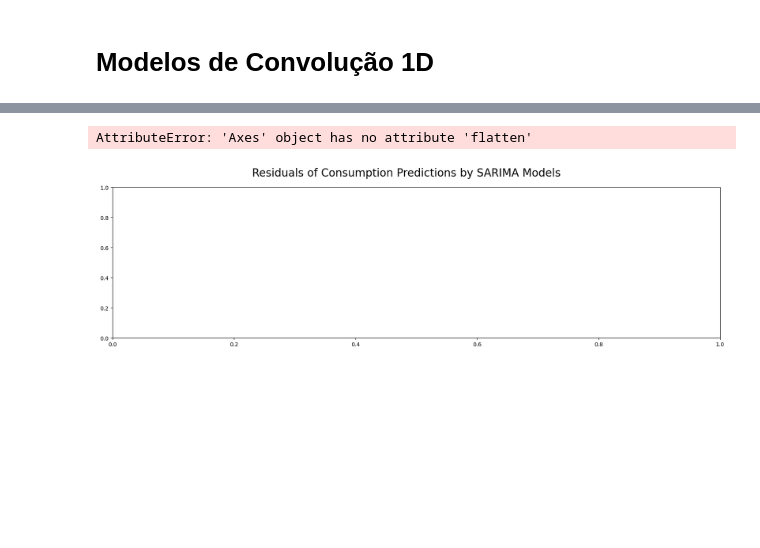
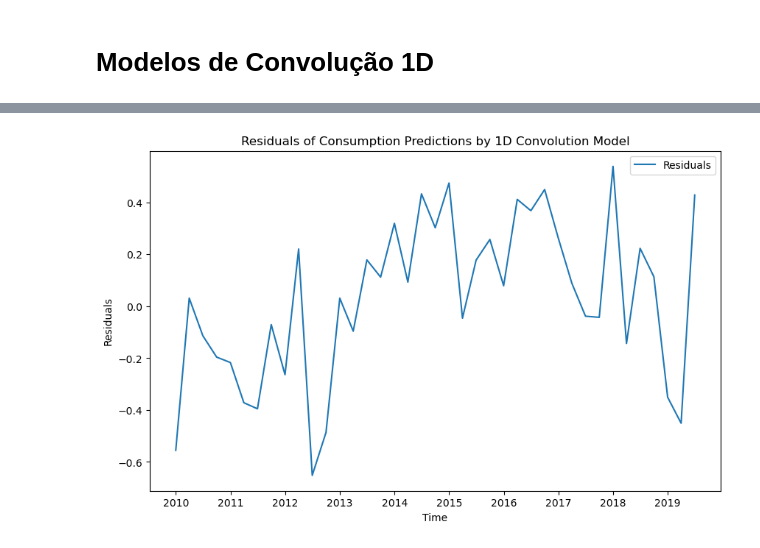
Before and after one commit to GabrielJP314/time-series, a Jupyter notebook: conv1D.ipynb, the cells around one changed output, grey strips where cells are left out. Drawn from its saved outputs; the diff is of its cells as text; code cells hidden in the pictures; blank space fills up the shorter version.

```diff
--- a/conv1D.ipynb
+++ b/conv1D.ipynb
@@ -183,31 +215,23 @@ results_df
-# %%
-# Calculate the residuals for each model
-residuals = {}
-for model in predictions.columns:
-    y_pred = predictions[model].values
-    y_true = consumption_test.values
-    residuals[model] = y_true - y_pred
-
-# Plot the residuals
-fig, axes = plt.subplots(1, 1, figsize=(20, 5), sharex=True)
-fig.suptitle('Residuals of Consumption Predictions by SARIMA Models', fontsize=20)
-for ax, model in zip(axes.flatten(), residuals.keys()):
-    # Create a new series for the residuals
-    residual_series = pd.Series(residuals[model],
-                                index=pd.date_range(start=consumption_train.index[-1], periods=12, freq='QE'))
-
-    # Plot the residuals series
-    sns.lineplot(data=residual_series, ax=ax, label=f'{model} Residuals')
-
-    ax.set_title(f'{model} Model')
-    ax.set_xlabel('Time')
-    ax.set_ylabel('Residuals')
-
-plt.tight_layout()
-plt.show()
-# %% [output]
-AttributeError: 'Axes' object has no attribute 'flatten'
-[figure, removed]
+# %%
+# Calcular os resíduos para cada modelo
+residuals = {}
+for model in ["1D Convolution Model"]:
+    y_pred = predictions_test.flatten()
+    y_true = consumption_test.flatten()
+    residuals[model] = y_true - y_pred
+
+# Plotar os resíduos
+plt.figure(figsize=(10, 6))
+residual_series = pd.Series(residuals["1D Convolution Model"],
+                            index=pd.date_range(start=us_change.index[len(us_change)-len(consumption_test)],
+                                                periods=len(consumption_test), freq='Q'))
+sns.lineplot(data=residual_series, label='Residuals')
+plt.title('Residuals of Consumption Predictions by 1D Convolution Model')
+plt.xlabel('Time')
+plt.ylabel('Residuals')
+plt.show()
+# %% [output]
+[figure, added]
 # %%
 for residual in residuals:
     plot_acf(residuals[residual])
```
Also changed, not shown: parts of 8 cells of this notebook.
